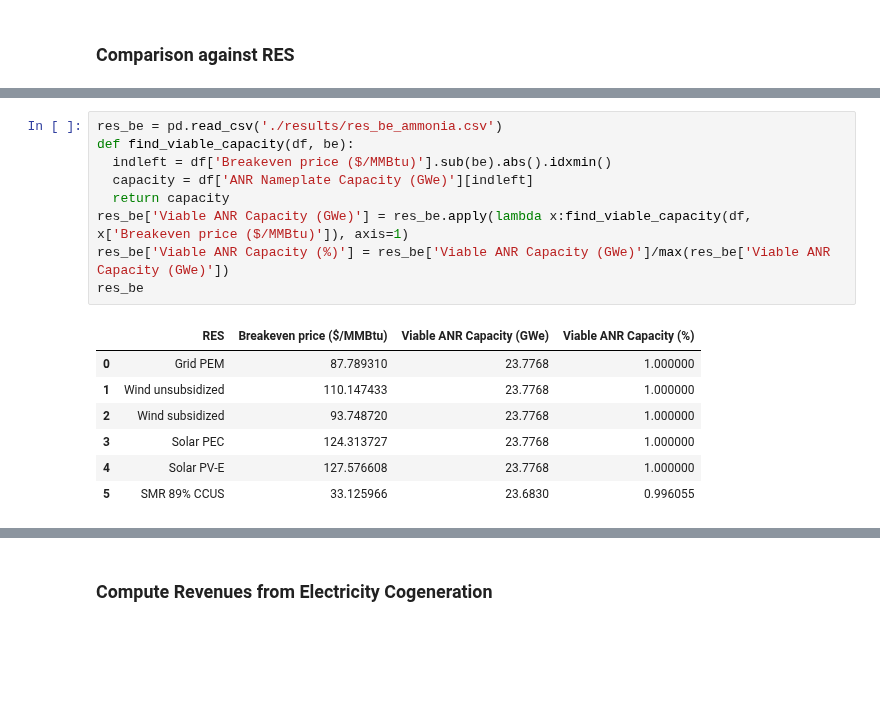
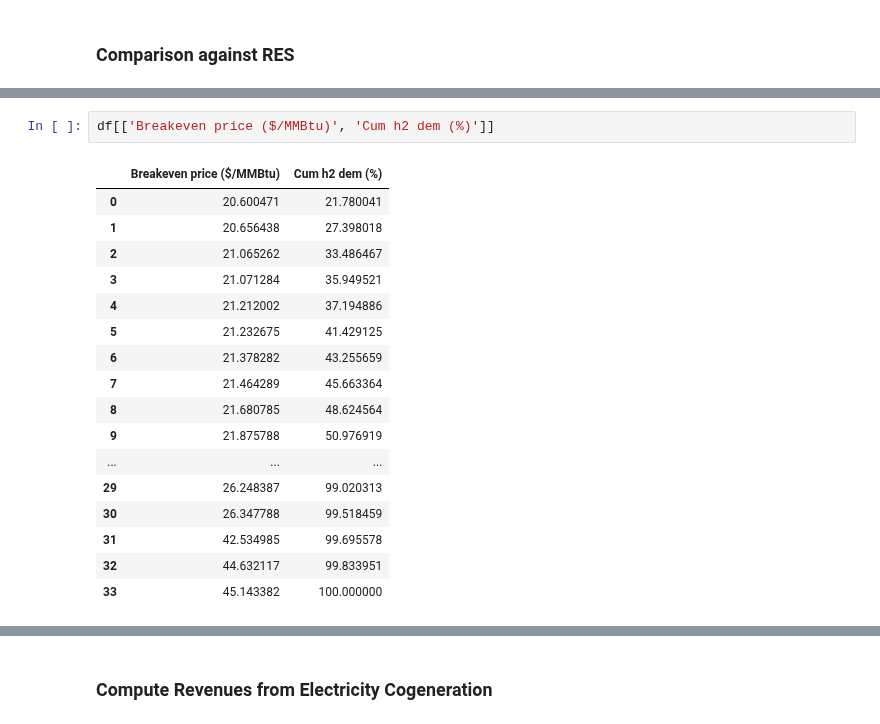
Before and after one commit to mgarrouste/SMR_deployment, a Jupyter notebook: code/pp_ammonia.ipynb, the cells around one changed output, grey strips where cells are left out. Saved outputs shown, nothing was run; the diff lists cells and outputs as text; blank space fills up the shorter version.

Commit message:
print breakeven price for % h2 demand

```diff
--- a/code/pp_ammonia.ipynb
+++ b/code/pp_ammonia.ipynb
@@ -136,17 +114,20 @@ Index(['id', 'state', 'Ammonia capacity (tNH3/year)', 'H2 Dem. (kg/day)',
-# %%
-res_be = pd.read_csv('./results/res_be_ammonia.csv')
-def find_viable_capacity(df, be):
-  indleft = df['Breakeven price ($/MMBtu)'].sub(be).abs().idxmin()
-  capacity = df['ANR Nameplate Capacity (GWe)'][indleft]
-  return capacity
-res_be['Viable ANR Capacity (GWe)'] = res_be.apply(lambda x:find_viable_capacity(df, x['Breakeven price ($/MMBtu)']), axis=1)
-res_be['Viable ANR Capacity (%)'] = res_be['Viable ANR Capacity (GWe)']/max(res_be['Viable ANR Capacity (GWe)'])
-res_be
-# %% [output]
-|  | RES | Breakeven price ($/MMBtu) | Viable ANR Capacity (GWe) | Viable ANR Capacity (%) |
-| 0 | Grid PEM | 87.789310 | 23.7768 | 1.000000 |
-| 1 | Wind unsubsidized | 110.147433 | 23.7768 | 1.000000 |
-| 2 | Wind subsidized | 93.748720 | 23.7768 | 1.000000 |
-| 3 | Solar PEC | 124.313727 | 23.7768 | 1.000000 |
-| 4 | Solar PV-E | 127.576608 | 23.7768 | 1.000000 |
-| 5 | SMR 89% CCUS | 33.125966 | 23.6830 | 0.996055 |
+# %%
+df[['Breakeven price ($/MMBtu)', 'Cum h2 dem (%)']]
+# %% [output]
+|  | Breakeven price ($/MMBtu) | Cum h2 dem (%) |
+| 0 | 20.600471 | 21.780041 |
+| 1 | 20.656438 | 27.398018 |
+| 2 | 21.065262 | 33.486467 |
+| 3 | 21.071284 | 35.949521 |
+| 4 | 21.212002 | 37.194886 |
+| 5 | 21.232675 | 41.429125 |
+| 6 | 21.378282 | 43.255659 |
+| 7 | 21.464289 | 45.663364 |
+| 8 | 21.680785 | 48.624564 |
+| 9 | 21.875788 | 50.976919 |
+| ... | ... | ... |
+| 29 | 26.248387 | 99.020313 |
+| 30 | 26.347788 | 99.518459 |
+| 31 | 42.534985 | 99.695578 |
+| 32 | 44.632117 | 99.833951 |
+| 33 | 45.143382 | 100.000000 |
```
Also changed, not shown: parts of 4 cells of this notebook, 2 other files.
